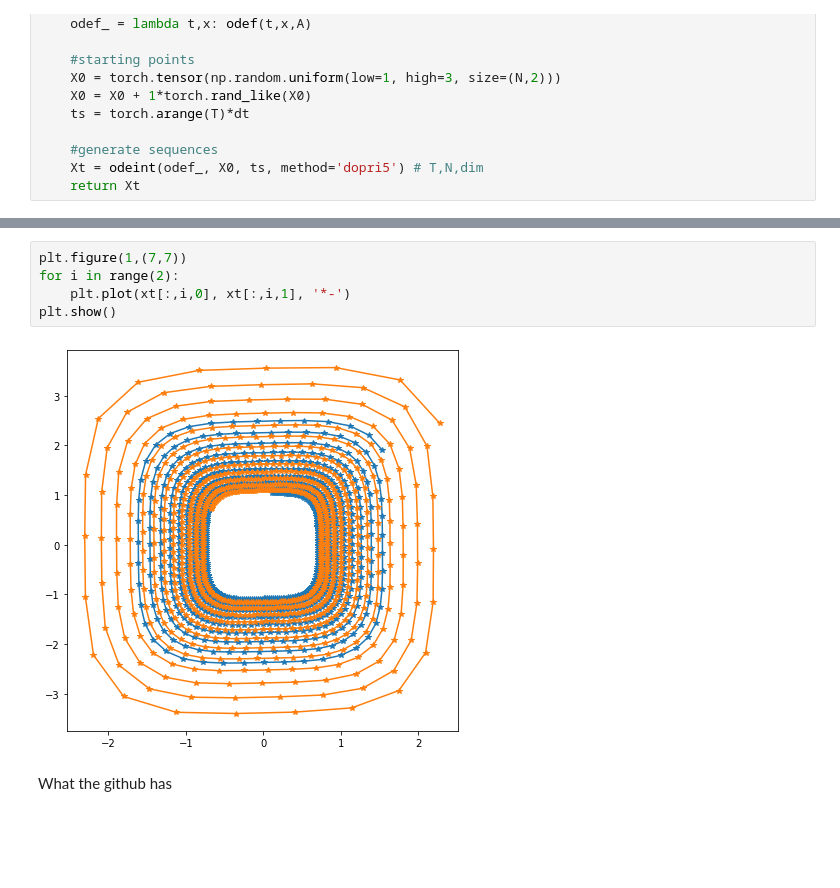
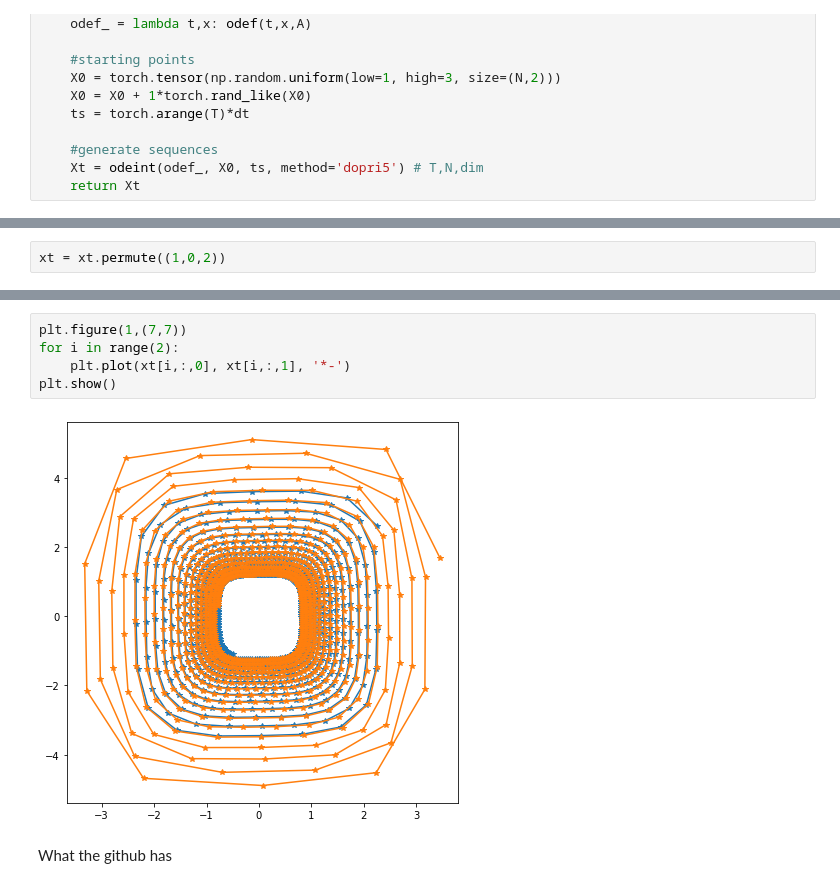
Before and after one commit to IlzeAmandaA/MoNODE, a Jupyter notebook: rnd.ipynb, the cells around one changed output, grey strips where cells are left out. Cells and saved outputs as stored; diff of their text form; blank space fills up the shorter version.

```diff
--- a/rnd.ipynb
+++ b/rnd.ipynb
@@ -58,0 +62,2 @@ xt = gen_spiral_data(')')
+# %%
+xt = xt.permute((1,0,2))
@@ -59,10 +104,10 @@ xt = gen_spiral_data(')')
 # %%
 plt.figure(1,(7,7))
 for i in range(2):
-    plt.plot(xt[:,i,0], xt[:,i,1], '*-')
+    plt.plot(xt[i,:,0], xt[i,:,1], '*-')
 plt.show()
 # %% [output]
-[figure, old version]
+[figure, new version]
 # %% [markdown]
 What the github has
 # %%
```
Also changed, not shown: parts of 9 cells of this notebook, 4 other files.
